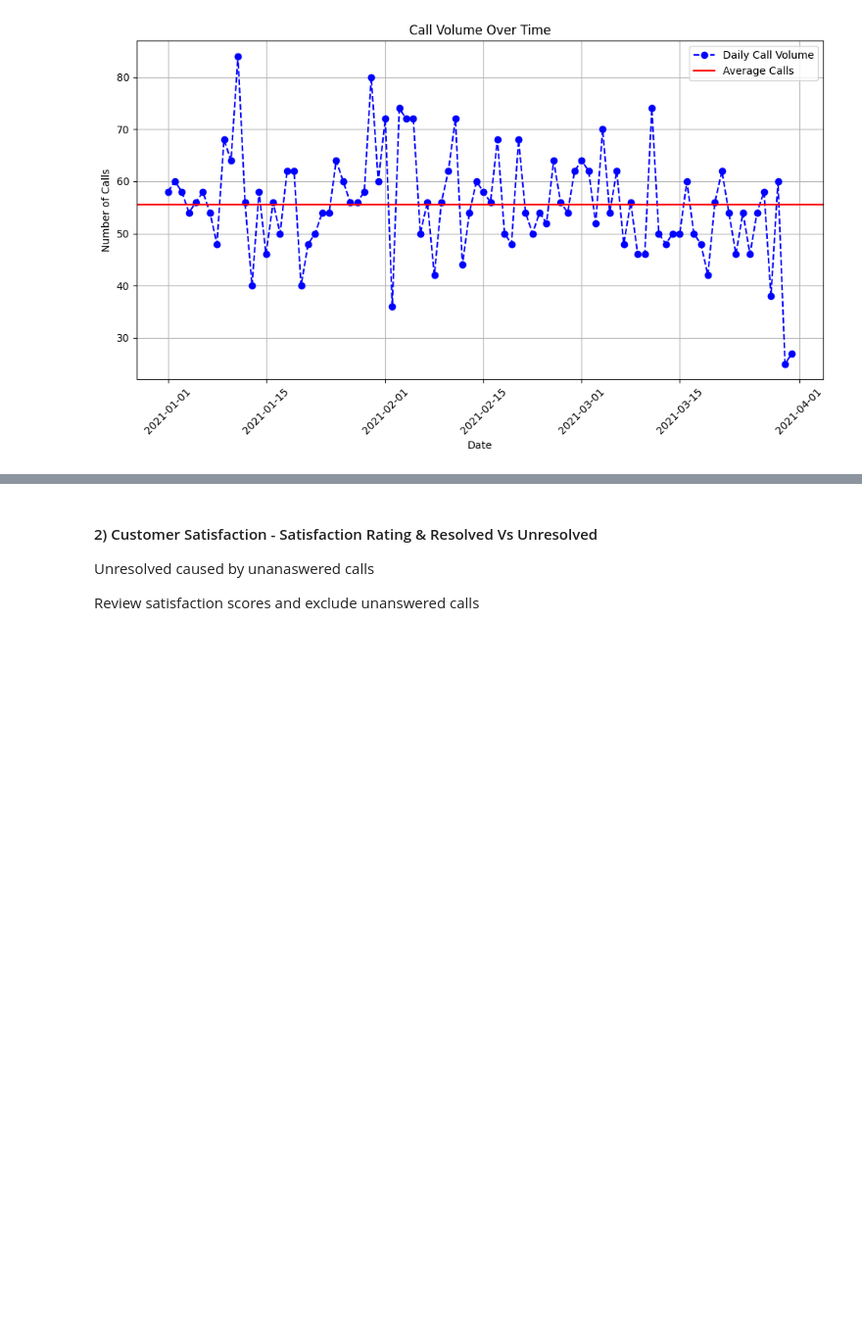
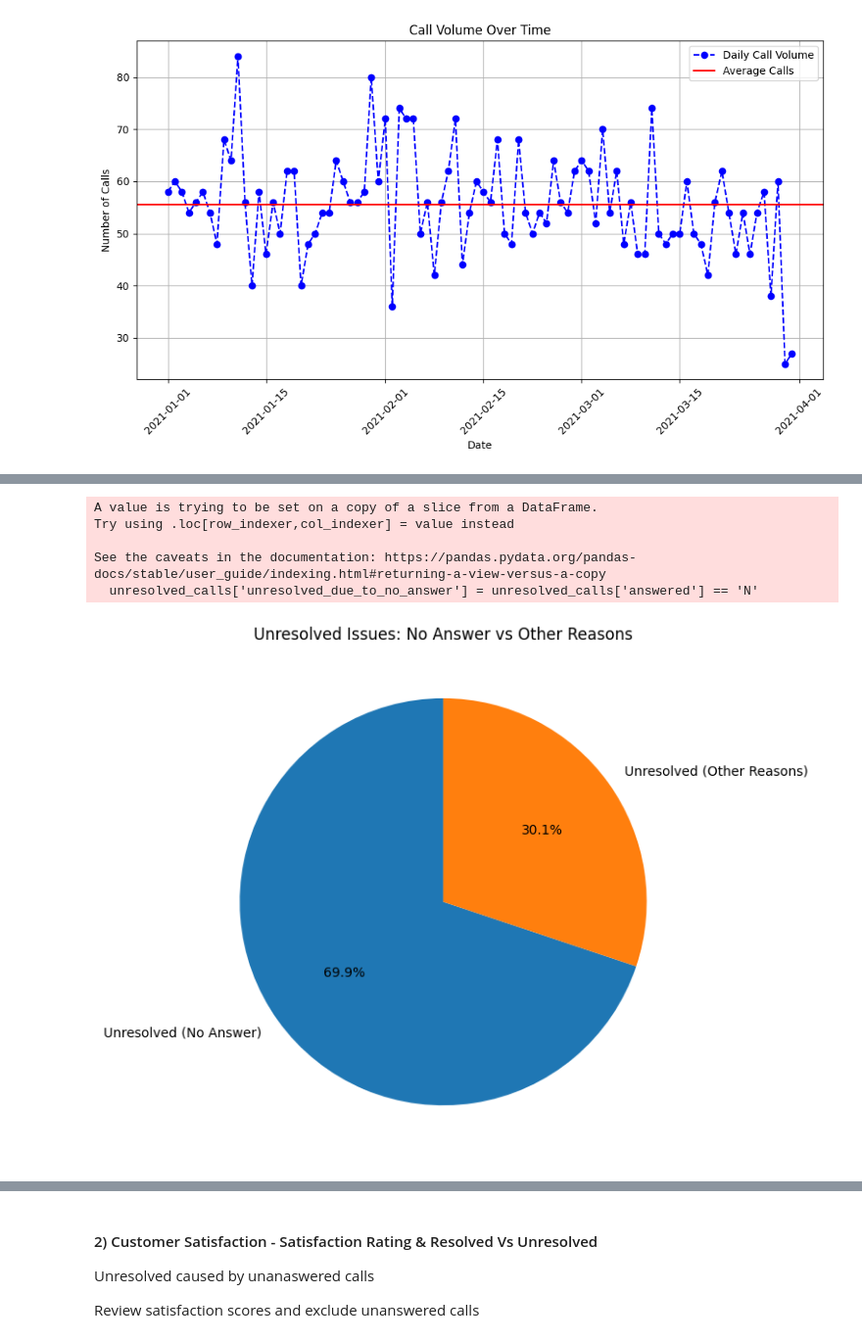
Before and after one commit to daveysull/PFDA, a Jupyter notebook: project/project.ipynb, the cells around one changed output, grey strips where cells are left out. Shown at 98% size. Cells and saved outputs as stored; diff of their text form; code cells hidden in the pictures; blank space fills up the shorter version.

```diff
--- a/project/project.ipynb
+++ b/project/project.ipynb
@@ -349,0 +498,31 @@ Look for peak periods where additional staff is needed.
+# %%
+import pandas as pd
+import matplotlib.pyplot as plt
+
+# Filter for unresolved calls (resolved == 'N')
+unresolved_calls = df[df['resolved'] == 'N']
+
+# Create a column to track unresolved issues due to calls not being answered
+unresolved_calls['unresolved_due_to_no_answer'] = unresolved_calls['answered'] == 'N'
+
+# Count unresolved calls due to no answer vs other reasons
+unresolved_counts = unresolved_calls['unresolved_due_to_no_answer'].value_counts()
+
+# Map True/False to labels
+labels = ['Unresolved (No Answer)', 'Unresolved (Other Reasons)']
+
+# Ensure the order matches labels
+values = [unresolved_counts[True], unresolved_counts[False]]
+
+# Plot the pie chart
+plt.figure(figsize=(7, 7))
+plt.pie(values, labels=labels, autopct='%.1f%%', startangle=90)
+plt.title('Unresolved Issues: No Answer vs Other Reasons')
+plt.show()
+# %% [output]
+A value is trying to be set on a copy of a slice from a DataFrame.
+Try using .loc[row_indexer,col_indexer] = value instead
+
+See the caveats in the documentation: https://pandas.pydata.org/pandas-docs/stable/user_guide/indexing.html#returning-a-view-versus-a-copy
+  unresolved_calls['unresolved_due_to_no_answer'] = unresolved_calls['answered'] == 'N'
+[figure, added]
```
Also changed, not shown: parts of 31 cells of this notebook.
